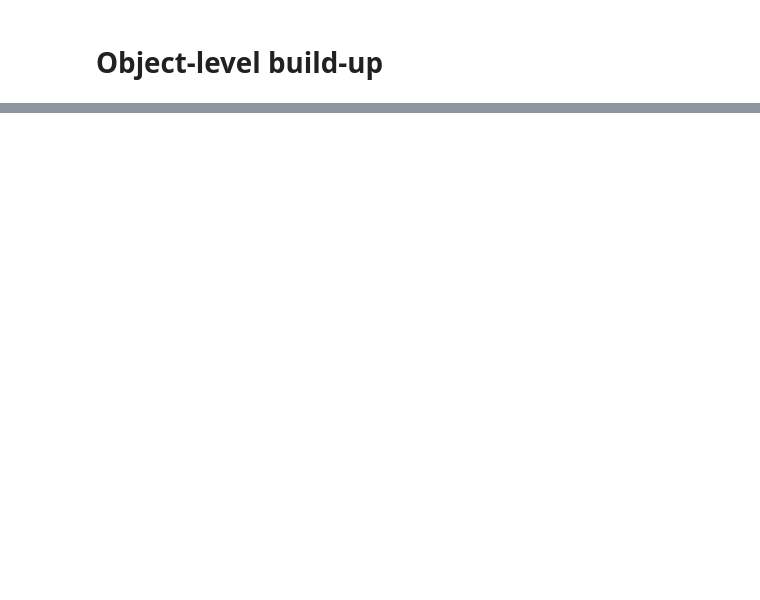
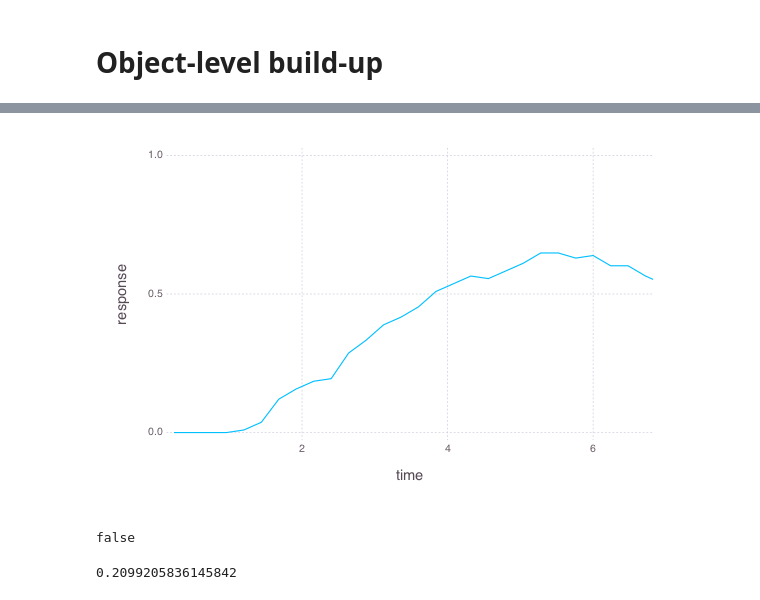
Before and after one commit to haberdashPI/bistable, a Jupyter notebook: notebooks/Buildup.ipynb, the cells around one changed output, grey strips where cells are left out. Drawn from its saved outputs; the diff is of its cells as text; code cells hidden in the pictures; blank space fills up the shorter version.

```diff
--- a/notebooks/Buildup.ipynb
+++ b/notebooks/Buildup.ipynb
@@ -389,0 +127,9 @@ The next question is if we can get this to work with the shepard tones, should b
+# %%
+draw(PNG(6inch,4inch),plot(hdf_mean,x=:time,y=:response,Geom.line,Coord.cartesian(xmax=6.72,ymax=1.0)))
+# %% [output]
+[figure, added]
+false
+# %%
+rms(sdf.value[0.0 .< sdf.time .< 6.72] .- hdf_mean.response[hdf_mean.time .< 6.72])
+# %% [output]
+0.2099205836145842
```
Also changed, not shown: parts of 76 cells of this notebook, 3 other files.
